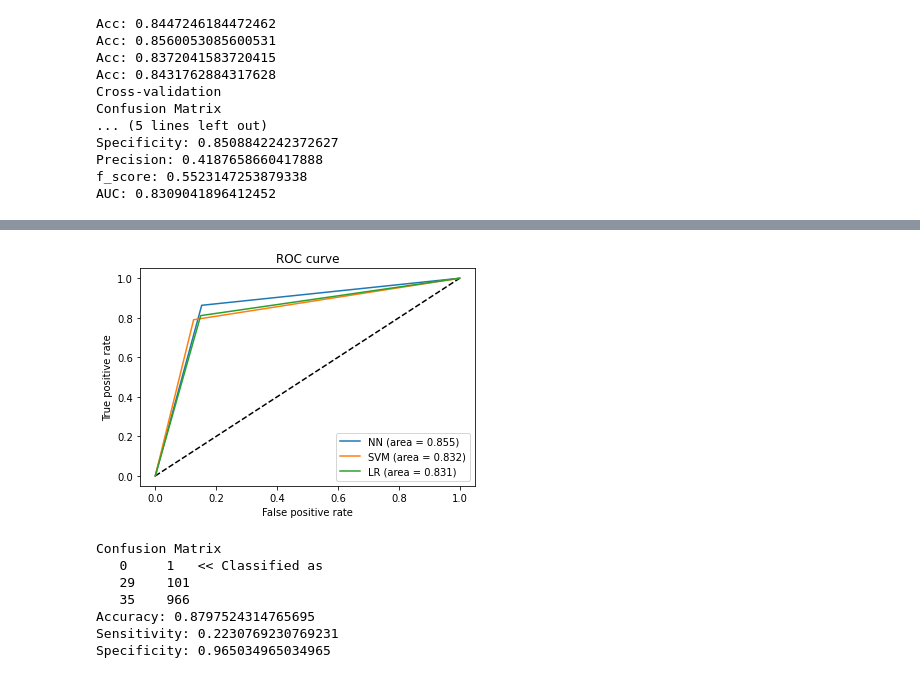
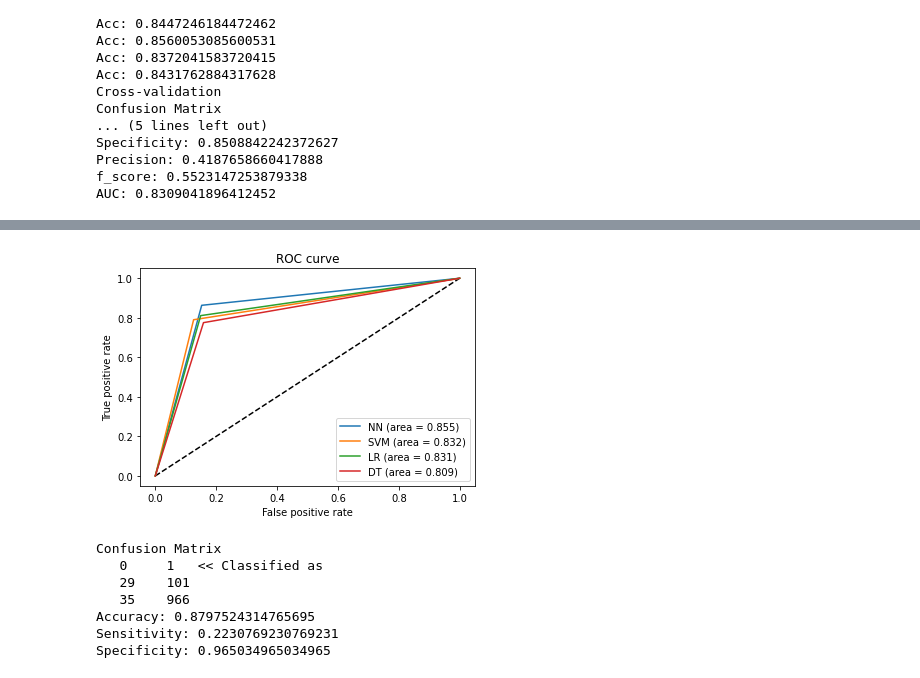
Before and after one commit to rahbarahsan/Bank-Marketing, a Jupyter notebook: Bank-marketting.ipynb, the cells around one changed output, grey strips where cells are left out. Drawn from its saved outputs; the diff is of its cells as text; code cells hidden in the pictures.

```diff
--- a/Bank-marketting.ipynb
+++ b/Bank-marketting.ipynb
@@ -836,0 +955,2 @@ AUC: 0.8309041896412452
+# %%
+tpr_dt_c, fpr_dt_c, threshold_dt_c, auc_dt_c = DecisionTree_crossvalidation_SMOTE(10,X, Y)
@@ -852,18 +994,19 @@ plt.show()
 # %%
 plt.figure(1)
 plt.plot([0, 1], [0, 1], 'k--')
 
 plt.plot(fpr_nn_c, tpr_nn_c, label='NN (area = {:.3f})'.format(auc_nn_c))
 plt.plot(fpr_svm_c, tpr_svm_c, label='SVM (area = {:.3f})'.format(auc_svm_c))
 plt.plot(fpr_lr_c, tpr_lr_c, label='LR (area = {:.3f})'.format(auc_lr_c))
+plt.plot(fpr_dt_c, tpr_dt_c, label='DT (area = {:.3f})'.format(auc_dt_c))
 
 plt.xlabel('False positive rate')
 plt.ylabel('True positive rate')
 plt.title('ROC curve')
 plt.legend(loc='best')
 plt.show()
 # %% [output]
-[figure, old version]
+[figure, new version]
 # %%
 # clf = svm.SVC(kernel="linear")
 # clf.fit(x_train, y_train)
```
Also changed, not shown: parts of 7 cells of this notebook.
